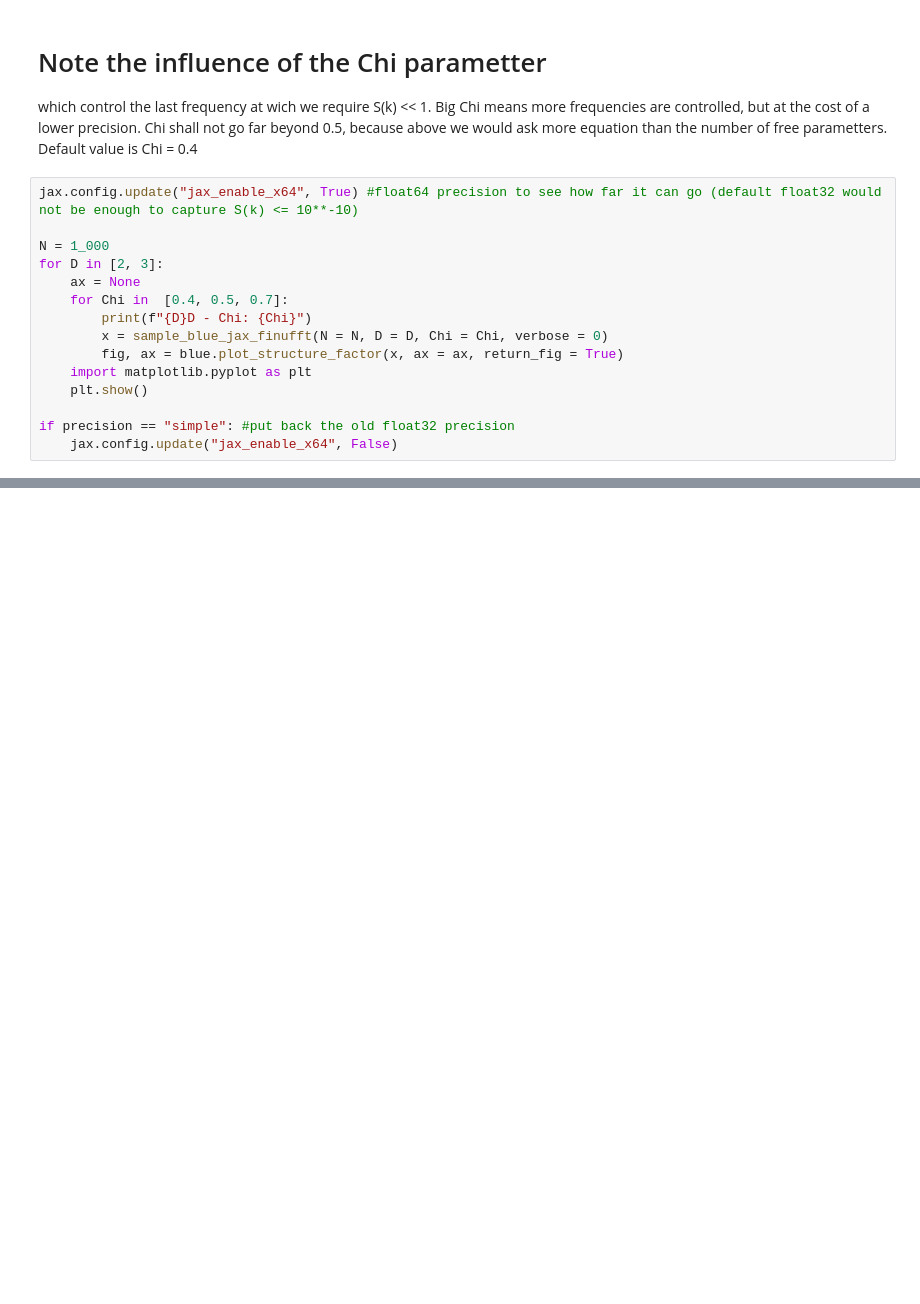
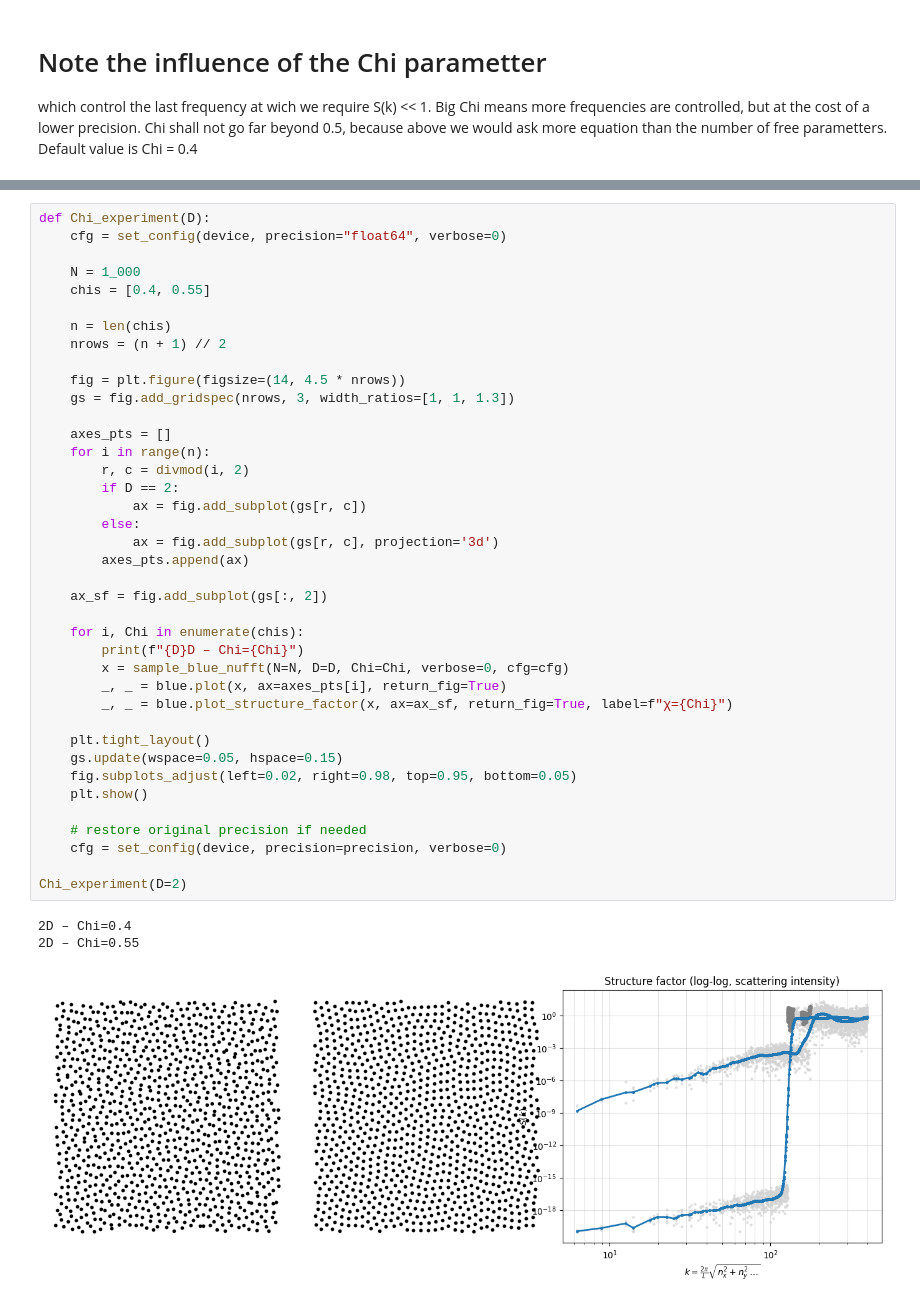
Before and after one commit to For-a-few-DPPs-more/Recursive-Gaussian-Blue-Noise, a Jupyter notebook: data/finufft.ipynb, the cells around one changed output, grey strips where cells are left out. Saved outputs shown, nothing was run; the diff lists cells and outputs as text; blank space fills up the shorter version.

```diff
--- a/data/finufft.ipynb
+++ b/data/finufft.ipynb
@@ -232,18 +265,3 @@ blue.plot(x, auto_zoom = True, max_points = 1000)
 # %% [markdown]
 # Note the influence of the Chi parametter
 which control the last frequency at wich we require S(k) << 1. Big Chi means more frequencies are controlled, but at the cost of a lower precision. Chi shall not go far beyond 0.5, because above we would ask more equation than the number of free parametters. Default value is Chi = 0.4
-# %%
-jax.config.update("jax_enable_x64", True) #float64 precision to see how far it can go (default float32 would not be enough to capture S(k) <= 10**-10)
-
-N = 1_000
-for D in [2, 3]:
-    ax = None
-    for Chi in  [0.4, 0.5, 0.7]:
-        print(f"{D}D - Chi: {Chi}")
-        x = sample_blue_jax_finufft(N = N, D = D, Chi = Chi, verbose = 0)
-        fig, ax = blue.plot_structure_factor(x, ax = ax, return_fig = True)
-    import matplotlib.pyplot as plt
-    plt.show()
-
-if precision == "simple": #put back the old float32 precision
-    jax.config.update("jax_enable_x64", False)
@@ -258,0 +268,43 @@ if precision == "simple": #put back the old float32 precision
+# %%
+def Chi_experiment(D):
+    cfg = set_config(device, precision="float64", verbose=0)
+
+    N = 1_000
+    chis = [0.4, 0.55]
+
+    n = len(chis)
+    nrows = (n + 1) // 2
+
+    fig = plt.figure(figsize=(14, 4.5 * nrows))
+    gs = fig.add_gridspec(nrows, 3, width_ratios=[1, 1, 1.3])
+
+    axes_pts = []
+    for i in range(n):
+        r, c = divmod(i, 2)
+        if D == 2:
+            ax = fig.add_subplot(gs[r, c])
+        else:
+            ax = fig.add_subplot(gs[r, c], projection='3d')
+        axes_pts.append(ax)
+
+    ax_sf = fig.add_subplot(gs[:, 2])
+
+    for i, Chi in enumerate(chis):
+        print(f"{D}D – Chi={Chi}")
+        x = sample_blue_nufft(N=N, D=D, Chi=Chi, verbose=0, cfg=cfg)
+        _, _ = blue.plot(x, ax=axes_pts[i], return_fig=True)
+        _, _ = blue.plot_structure_factor(x, ax=ax_sf, return_fig=True, label=f"χ={Chi}")
+
+    plt.tight_layout()
+    gs.update(wspace=0.05, hspace=0.15)
+    fig.subplots_adjust(left=0.02, right=0.98, top=0.95, bottom=0.05)
+    plt.show()
+
+    # restore original precision if needed
+    cfg = set_config(device, precision=precision, verbose=0)
+
+Chi_experiment(D=2)
+# %% [output]
+2D – Chi=0.4
+2D – Chi=0.55
+[figure, added]
```
Also changed, not shown: parts of 16 cells of this notebook.
